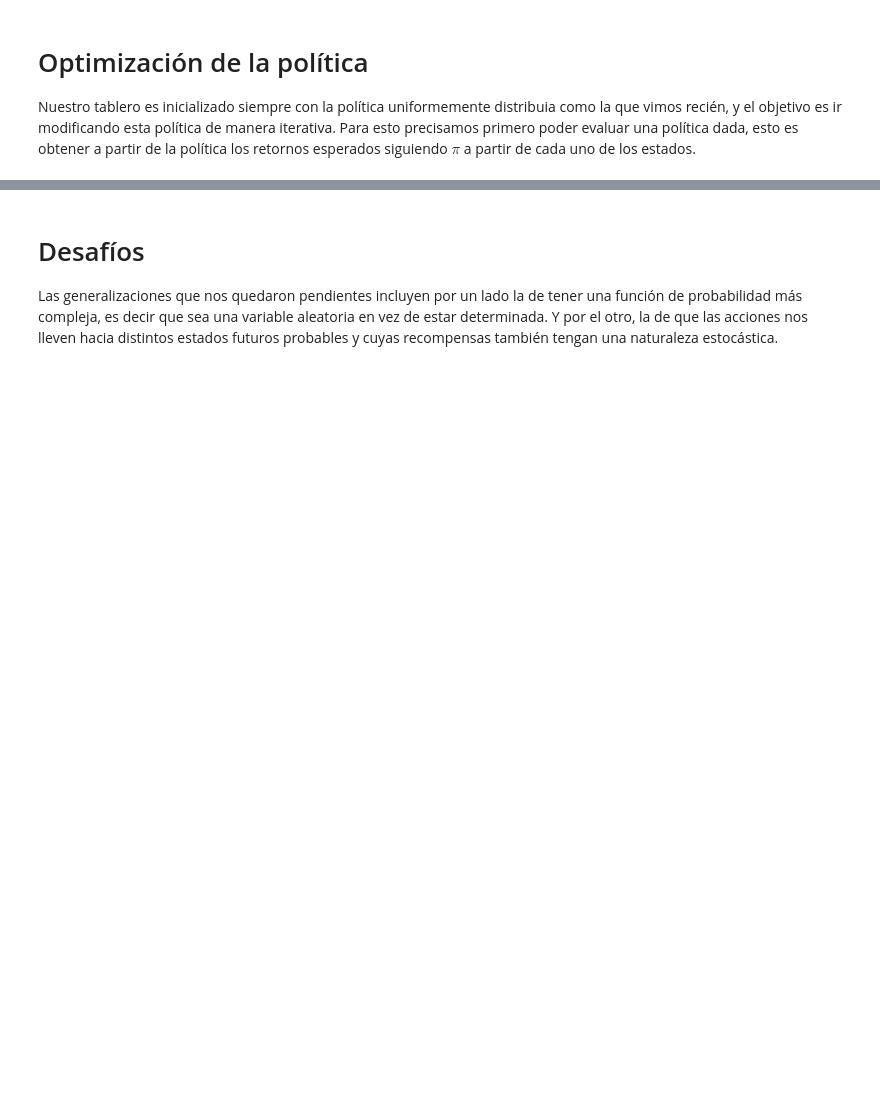
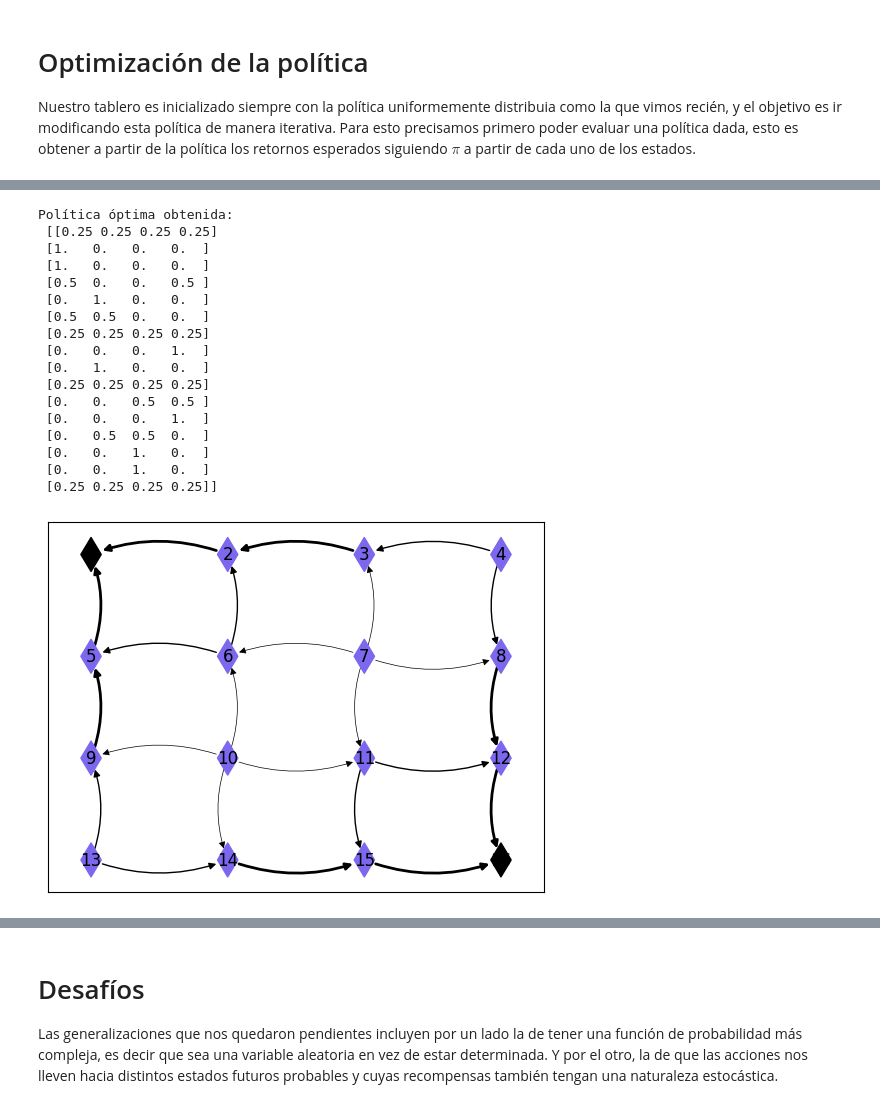
Before and after one commit to castagninojose/opti, a Jupyter notebook: src/reinforcement_lenin/notebooks/informe.ipynb, the cells around one changed output, grey strips where cells are left out. Saved outputs shown, nothing was run; the diff lists cells and outputs as text; code cells hidden in the pictures; blank space fills up the shorter version.

```diff
--- a/src/reinforcement_lenin/notebooks/informe.ipynb
+++ b/src/reinforcement_lenin/notebooks/informe.ipynb
@@ -139,3 +168,27 @@ valiéndose de que es un punto fijo de las ecuaciones de Bellman, es decir, $\{v
+# %%
+board = Board(4)
+politica_optima = board.iterate_policy()
+print(f"Política óptima obtenida: \n {politica_optima}")
+board.draw_policy()
+# %% [output]
+Política óptima obtenida:
+ [[0.25 0.25 0.25 0.25]
+ [1.   0.   0.   0.  ]
+ [1.   0.   0.   0.  ]
+ [0.5  0.   0.   0.5 ]
+ [0.   1.   0.   0.  ]
+ [0.5  0.5  0.   0.  ]
+ [0.25 0.25 0.25 0.25]
+ [0.   0.   0.   1.  ]
+ [0.   1.   0.   0.  ]
+ [0.25 0.25 0.25 0.25]
+ [0.   0.   0.5  0.5 ]
+ [0.   0.   0.   1.  ]
+ [0.   0.5  0.5  0.  ]
+ [0.   0.   1.   0.  ]
+ [0.   0.   1.   0.  ]
+ [0.25 0.25 0.25 0.25]]
+[figure, added]
 # %% [markdown]
 ### Casos no triviales
 El ejemplo del libro se reduce al análisis en el caso en que
```
Also changed, not shown: parts of 26 cells of this notebook, 2 other files.
